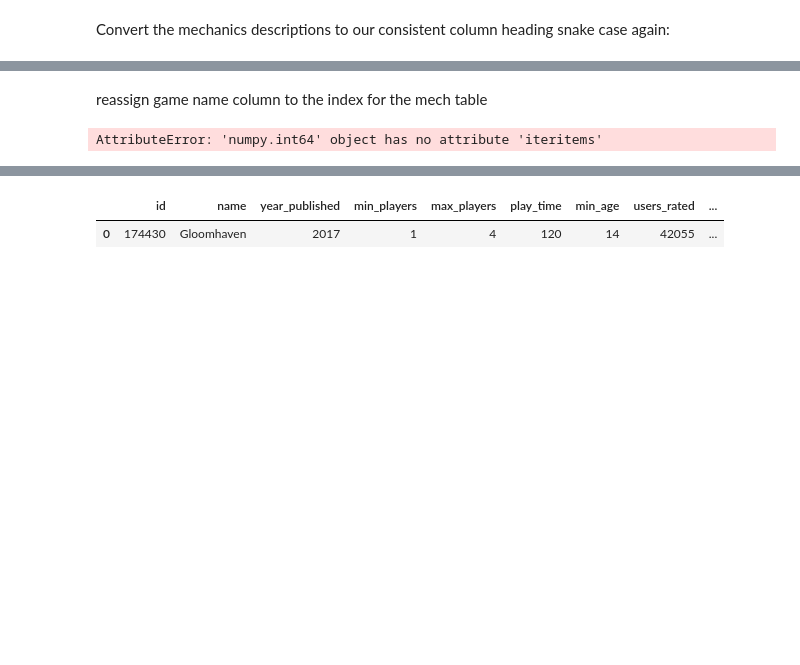
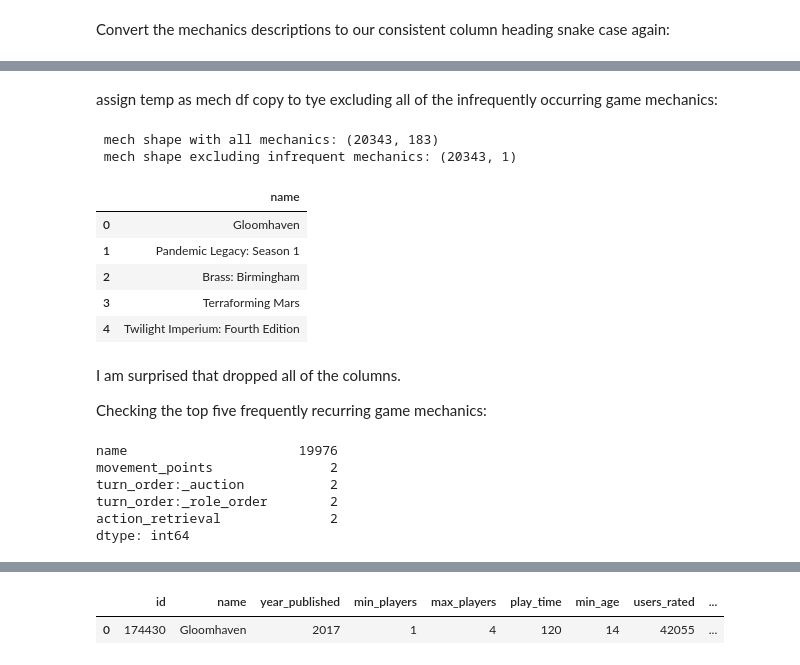
Before and after one commit to jdormaar/Boardgame_Preferences_Predictive_Analysis, a Jupyter notebook: workbook/notebook.ipynb, the cells around one changed output, grey strips where cells are left out. Saved outputs shown, nothing was run; the diff lists cells and outputs as text; code cells hidden in the pictures; blank space fills up the shorter version.

```diff
--- a/workbook/notebook.ipynb
+++ b/workbook/notebook.ipynb
@@ -897,7 +891,3 @@ mech.head(2)
 # %%
 # Save One-hot-encoded mechanics to csv file:
 mech.to_csv(f'../data/df_mechanics_dummies_{session}.csv', index=False)
-# %% [markdown]
-reassign game name column to the index for the mech table
-# %%
-mech.index = mech.name
@@ -904,5 +897,32 @@ mech.index = mech.name
+# %% [markdown]
+assign temp as mech df copy to tye excluding all of the infrequently occurring game mechanics:
 # %%
-mech.drop([col for col, val in mech.sum().iteritems() if int(val) < 10], axis=1, inplace=True)
-mech.shape()
+print(f' mech shape with all mechanics: {mech.shape}')
+
+temp = mech.copy()
+temp.drop([col for col, val in temp.nunique().iteritems() if val < 10], axis=1, inplace=True)
+
+print(f' mech shape excluding infrequent mechanics: {temp.shape}')
+temp.head()
 # %% [output]
-AttributeError: 'numpy.int64' object has no attribute 'iteritems'
+ mech shape with all mechanics: (20343, 183)
+ mech shape excluding infrequent mechanics: (20343, 1)
+|  | name |
+| 0 | Gloomhaven |
+| 1 | Pandemic Legacy: Season 1 |
+| 2 | Brass: Birmingham |
+| 3 | Terraforming Mars |
+| 4 | Twilight Imperium: Fourth Edition |
+# %% [markdown]
+I am surprised that dropped all of the columns.
+
+Checking the top five frequently recurring game mechanics:
+# %%
+mech.nunique().head()
+# %% [output]
+name                      19976
+movement_points               2
+turn_order:_auction           2
+turn_order:_role_order        2
+action_retrieval              2
+dtype: int64
```
Also changed, not shown: parts of 8 cells of this notebook, 1 other file.
